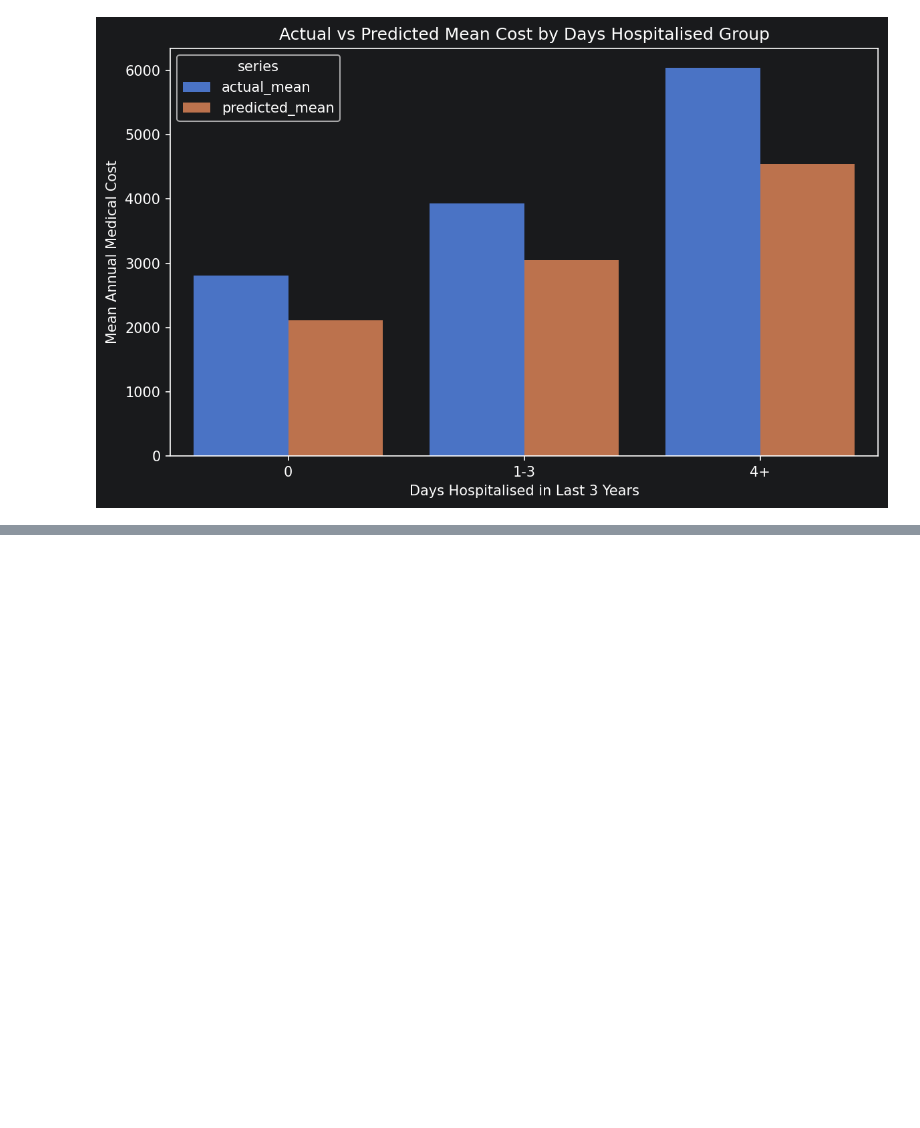
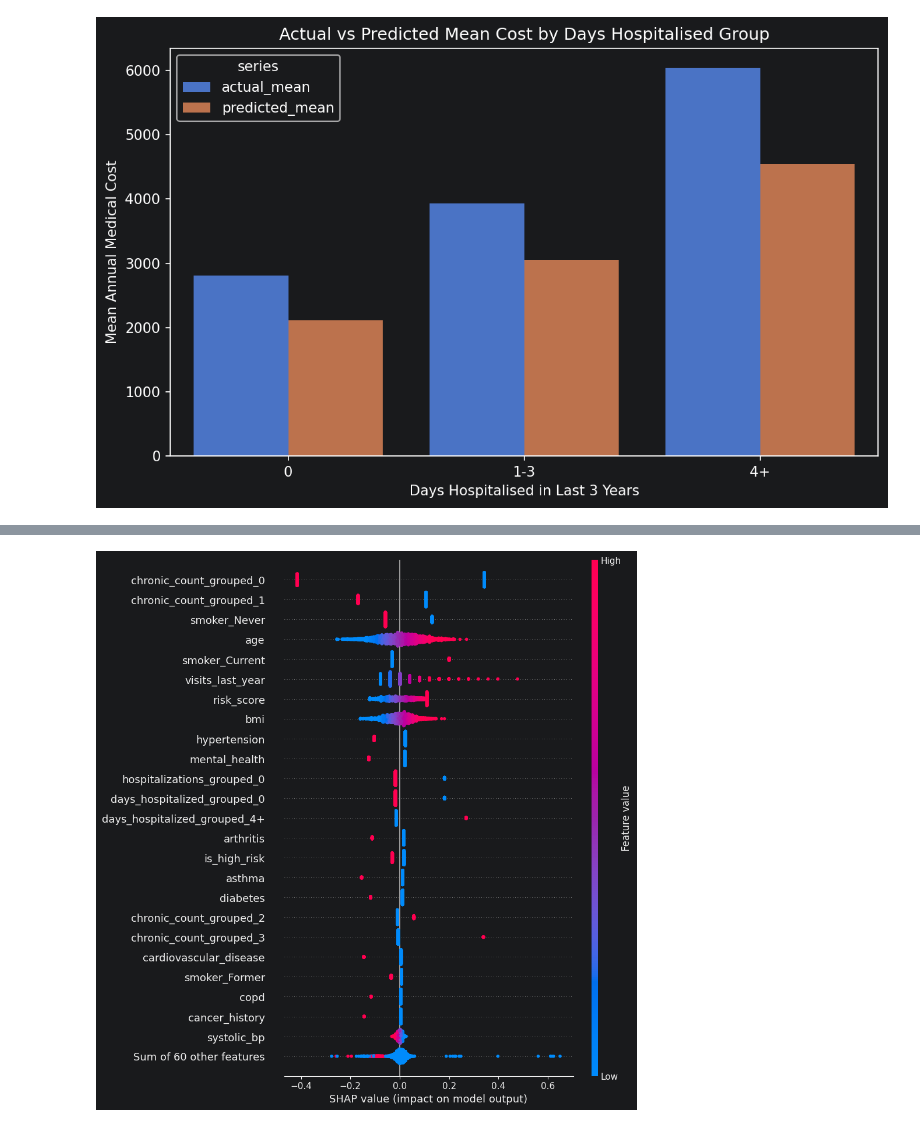
Before and after one commit to maxfawcett01/Medical_Insurance, a Jupyter notebook: Notebooks/03_ridge_regression_model.ipynb, the cells around one changed output, grey strips where cells are left out. Cells and saved outputs as stored; diff of their text form; code cells hidden in the pictures; blank space fills up the shorter version.

```diff
--- a/Notebooks/03_ridge_regression_model.ipynb
+++ b/Notebooks/03_ridge_regression_model.ipynb
@@ -337,0 +381,8 @@ plt.show()
+# %%
+plot_shap_beeswarm(
+    shap_result,
+    max_display=25,
+    text_colour="#eeeeee"
+);
+# %% [output]
+[figure, added]
```
Also changed, not shown: parts of 10 cells of this notebook, 4 other files.
